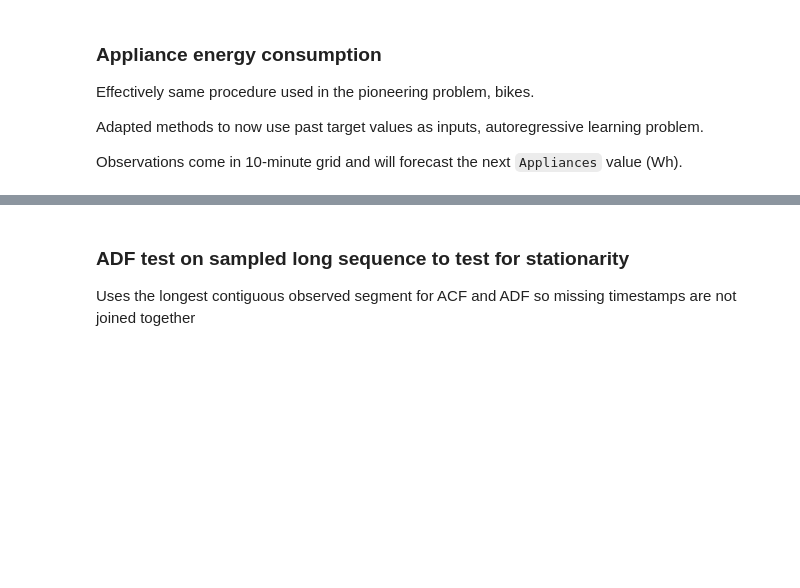
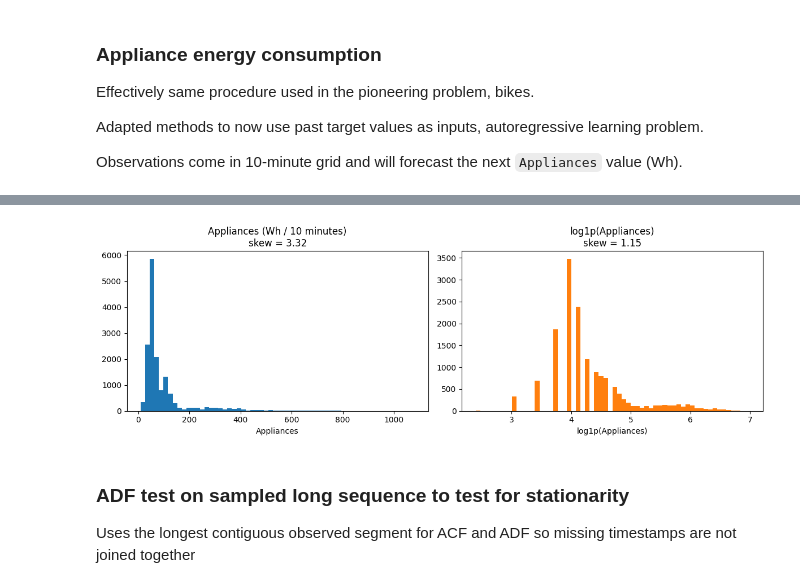
Before and after one commit to leggattsamuel04-ops/ML741, a Jupyter notebook: assignment3/Ass3_appliances.ipynb, the cells around one changed output, grey strips where cells are left out. Saved outputs shown, nothing was run; the diff lists cells and outputs as text; code cells hidden in the pictures; blank space fills up the shorter version.

```diff
--- a/assignment3/Ass3_appliances.ipynb
+++ b/assignment3/Ass3_appliances.ipynb
@@ -32,3 +40,22 @@ target.head()
+# %%
+import matplotlib.pyplot as plt
+from scipy.stats import skew
+
+fig, axes = plt.subplots(1, 2, figsize=(12, 4))
+
+axes[0].hist(development.dropna(), bins=60, edgecolor='none')
+axes[0].set_title(f'{dataset_name} ({target_unit})\nskew = {skew(development.dropna()):.2f}')
+axes[0].set_xlabel(target_col)
+
+log_dev = np.log1p(development.dropna())
+axes[1].hist(log_dev, bins=60, edgecolor='none', color='C1')
+axes[1].set_title(f'log1p({target_col})\nskew = {skew(log_dev):.2f}')
+axes[1].set_xlabel(f'log1p({target_col})')
+
+plt.tight_layout()
+plt.show()
+# %% [output]
+[figure, added]
 # %% [markdown]
 ### ADF test on sampled long sequence to test for stationarity
 
```
Also changed, not shown: parts of 23 cells of this notebook, 2 other files.
